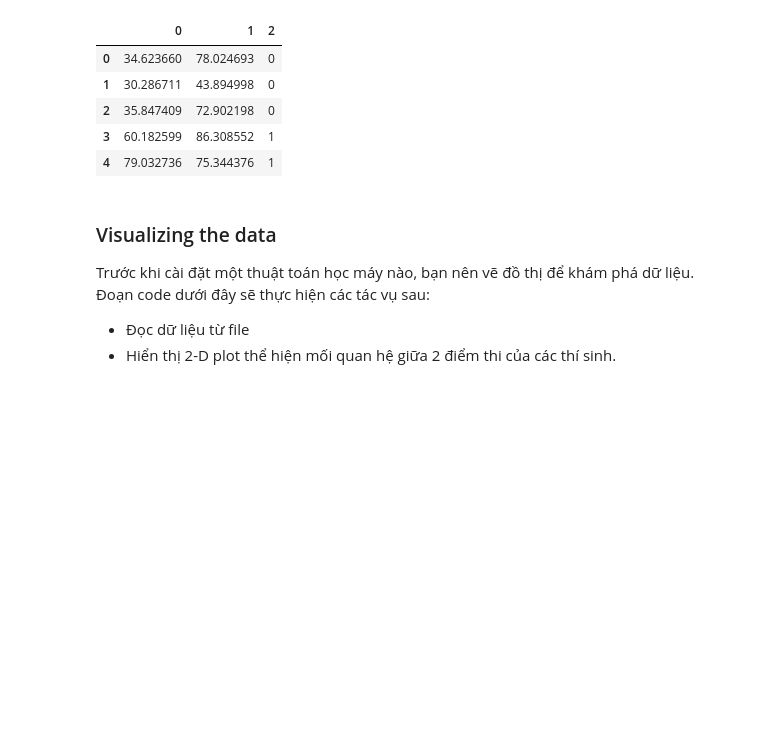
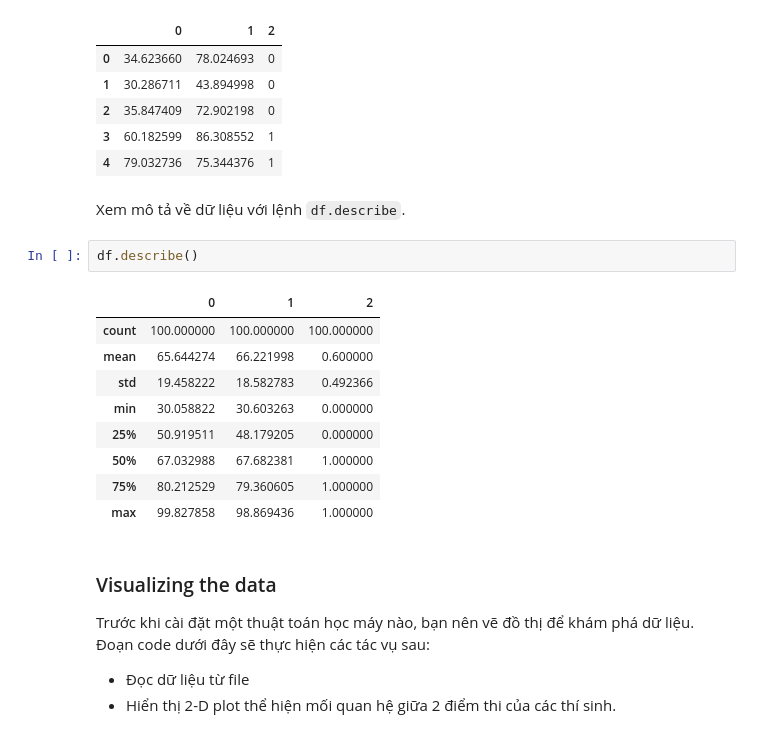
Before and after one commit to minhpqn/Machine-Learning-Dojo, a Jupyter notebook: code/logistic_regression/LogisticRegression.ipynb, the cells around one changed output. Drawn from its saved outputs; the diff is of its cells as text; blank space fills up the shorter version.

````diff
--- a/code/logistic_regression/LogisticRegression.ipynb
+++ b/code/logistic_regression/LogisticRegression.ipynb
@@ -24,6 +24,20 @@ df.head()
 | 2 | 35.847409 | 72.902198 | 0 |
 | 3 | 60.182599 | 86.308552 | 1 |
 | 4 | 79.032736 | 75.344376 | 1 |
+# %% [markdown]
+Xem mô tả về dữ liệu với lệnh ```df.describe```.
+# %%
+df.describe()
+# %% [output]
+|  | 0 | 1 | 2 |
+| count | 100.000000 | 100.000000 | 100.000000 |
+| mean | 65.644274 | 66.221998 | 0.600000 |
+| std | 19.458222 | 18.582783 | 0.492366 |
+| min | 30.058822 | 30.603263 | 0.000000 |
+| 25% | 50.919511 | 48.179205 | 0.000000 |
+| 50% | 67.032988 | 67.682381 | 1.000000 |
+| 75% | 80.212529 | 79.360605 | 1.000000 |
+| max | 99.827858 | 98.869436 | 1.000000 |
 # %% [markdown]
 ### Visualizing the data
 
````
Also changed, not shown: parts of 2 cells of this notebook, 1 other file.
